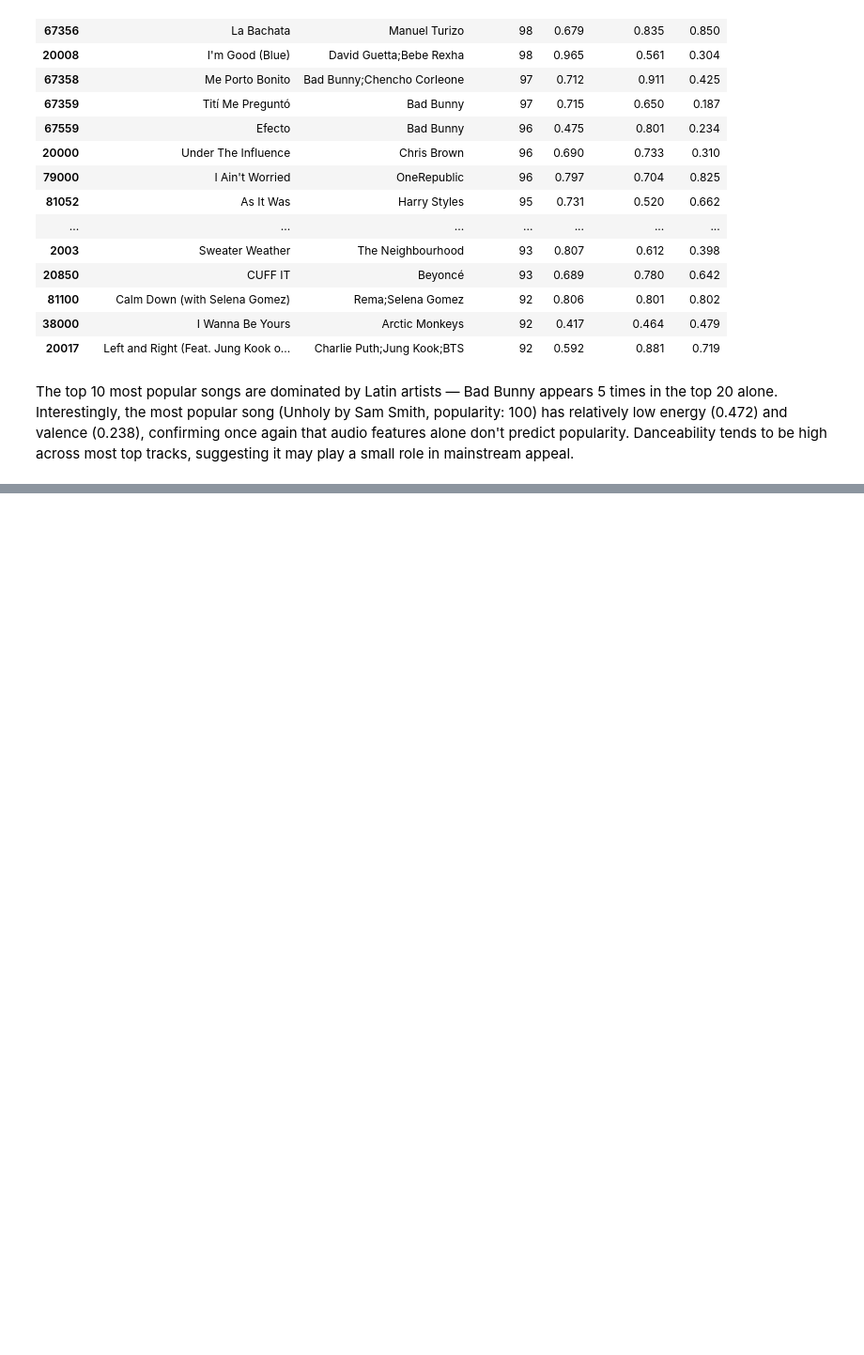
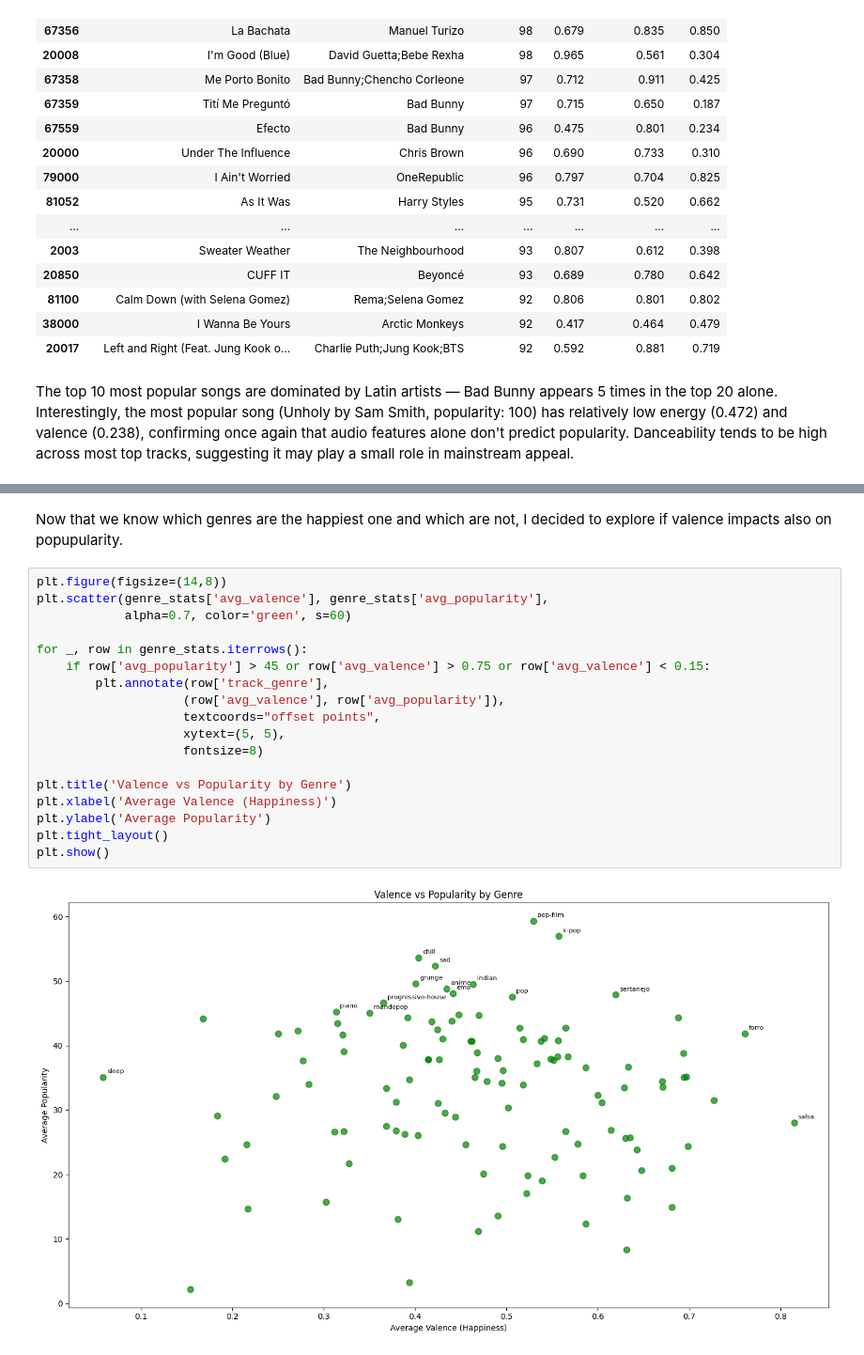
Before and after one commit to TortorelliRocco/Spotify_Analysis, a Jupyter notebook: SpotifyProject.ipynb, the cells around one changed output, grey strips where cells are left out. Shown at 94% size. Saved outputs shown, nothing was run; the diff lists cells and outputs as text; blank space fills up the shorter version.

```diff
--- a/SpotifyProject.ipynb
+++ b/SpotifyProject.ipynb
@@ -212,0 +238,22 @@ The top 10 most popular songs are dominated by Latin artists — Bad Bunny appea
+# %% [markdown]
+Now that we know which genres are the happiest one and which are not, I decided to explore if valence impacts also on popupularity.
+# %%
+plt.figure(figsize=(14,8))
+plt.scatter(genre_stats['avg_valence'], genre_stats['avg_popularity'],
+            alpha=0.7, color='green', s=60)
+
+for _, row in genre_stats.iterrows():
+    if row['avg_popularity'] > 45 or row['avg_valence'] > 0.75 or row['avg_valence'] < 0.15:
+        plt.annotate(row['track_genre'],
+                    (row['avg_valence'], row['avg_popularity']),
+                    textcoords="offset points",
+                    xytext=(5, 5),
+                    fontsize=8)
+
+plt.title('Valence vs Popularity by Genre')
+plt.xlabel('Average Valence (Happiness)')
+plt.ylabel('Average Popularity')
+plt.tight_layout()
+plt.show()
+# %% [output]
+[figure, added]
```
Also changed, not shown: parts of 6 cells of this notebook.
